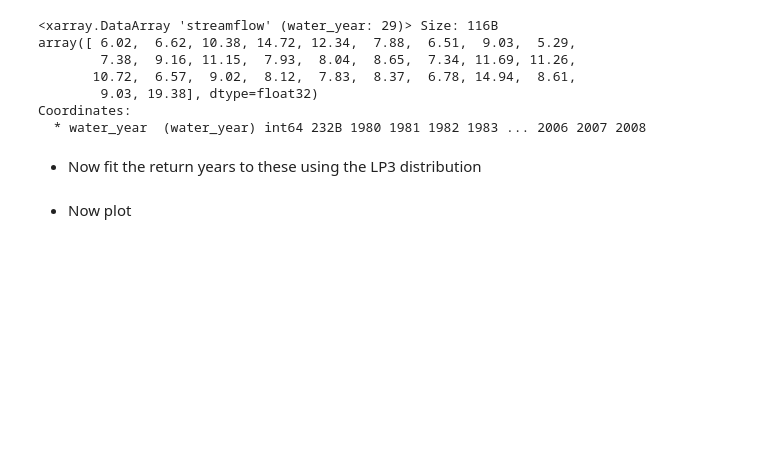
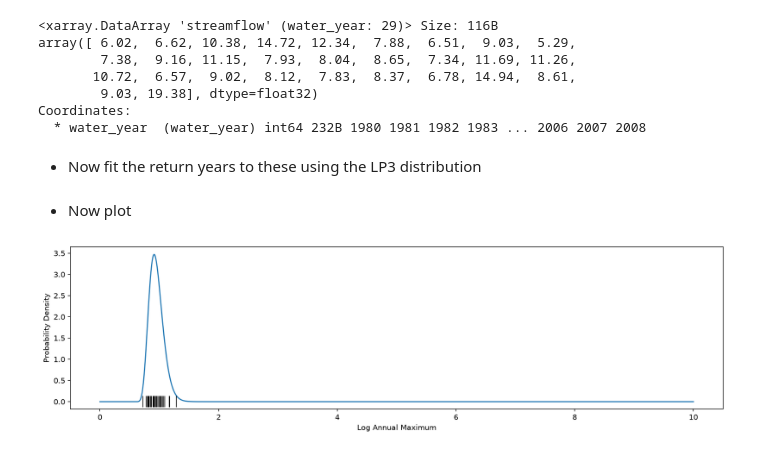
Before and after one commit to JoeyWee1/Recreating-Analysis-of-Deep-learning-rainfall-runoff-predictions-of-extreme-events, a Jupyter notebook: returns.ipynb, the cells around one changed output. Cells and saved outputs as stored; diff of their text form; code cells hidden in the pictures; blank space fills up the shorter version.

```diff
--- a/returns.ipynb
+++ b/returns.ipynb
@@ -62,3 +62,22 @@ p3cdf = pearson3.cdf(log_annual_max, skew, loc=mu, scale=sig)
 return_year = 1/(1-p3cdf)
 # %% [markdown]
 - Now plot
+# %%
+import matplotlib.pyplot as plt
+
+# x = np.logspace(0,1,100)
+
+plot_log_annual_max = np.linspace(0,10,1000)
+annual_max = 10 ** plot_log_annual_max
+f = pearson3.pdf(plot_log_annual_max, skew, loc=mu, scale=sig)
+
+fig, ax = plt.subplots(1,1,dpi=150, figsize=(16,4))
+ax.plot(plot_log_annual_max,f)
+ax.plot(log_annual_max, np.zeros_like(log_annual_max), '|', markersize=15, color='black')
+
+ax.set_ylabel("Probability Density")
+ax.set_xlabel("Log Annual Maximum")
+
+fig.show()
+# %% [output]
+[figure, added]
```
